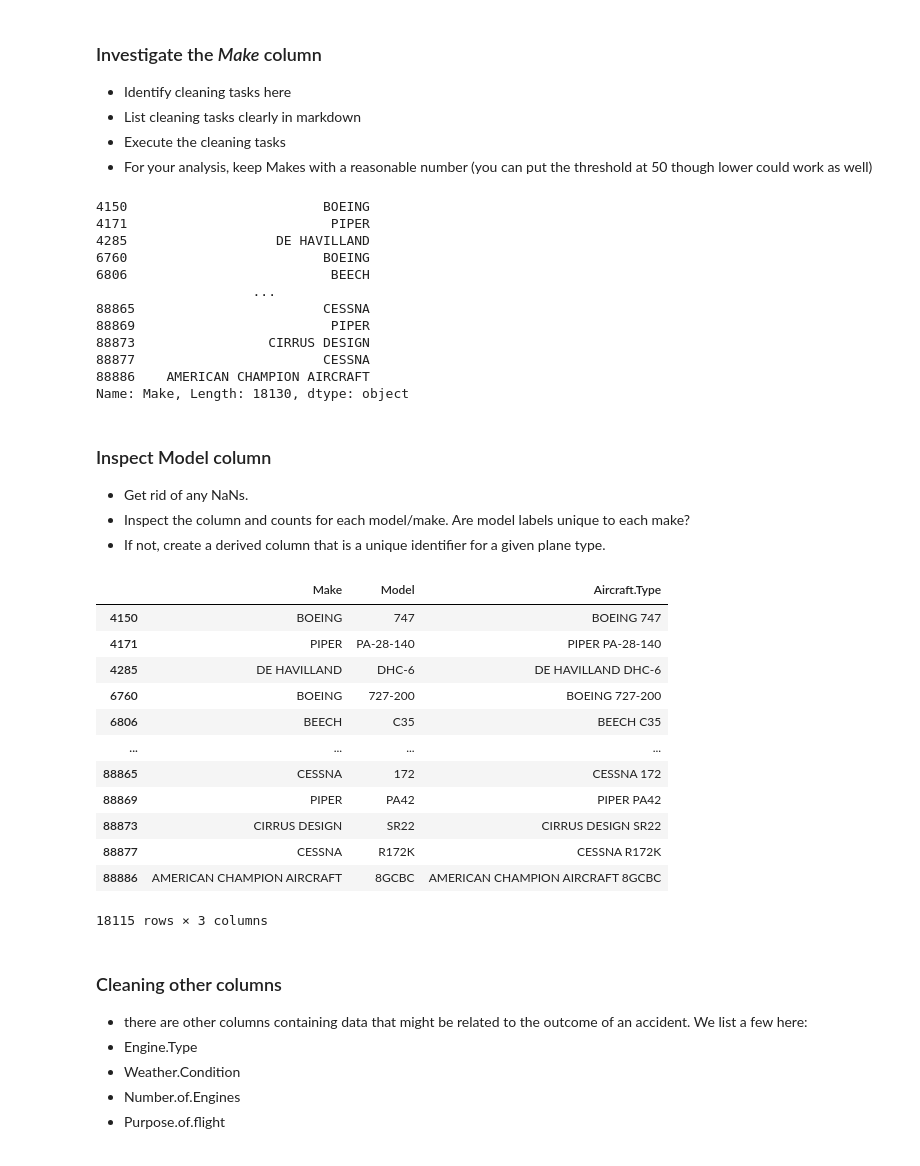
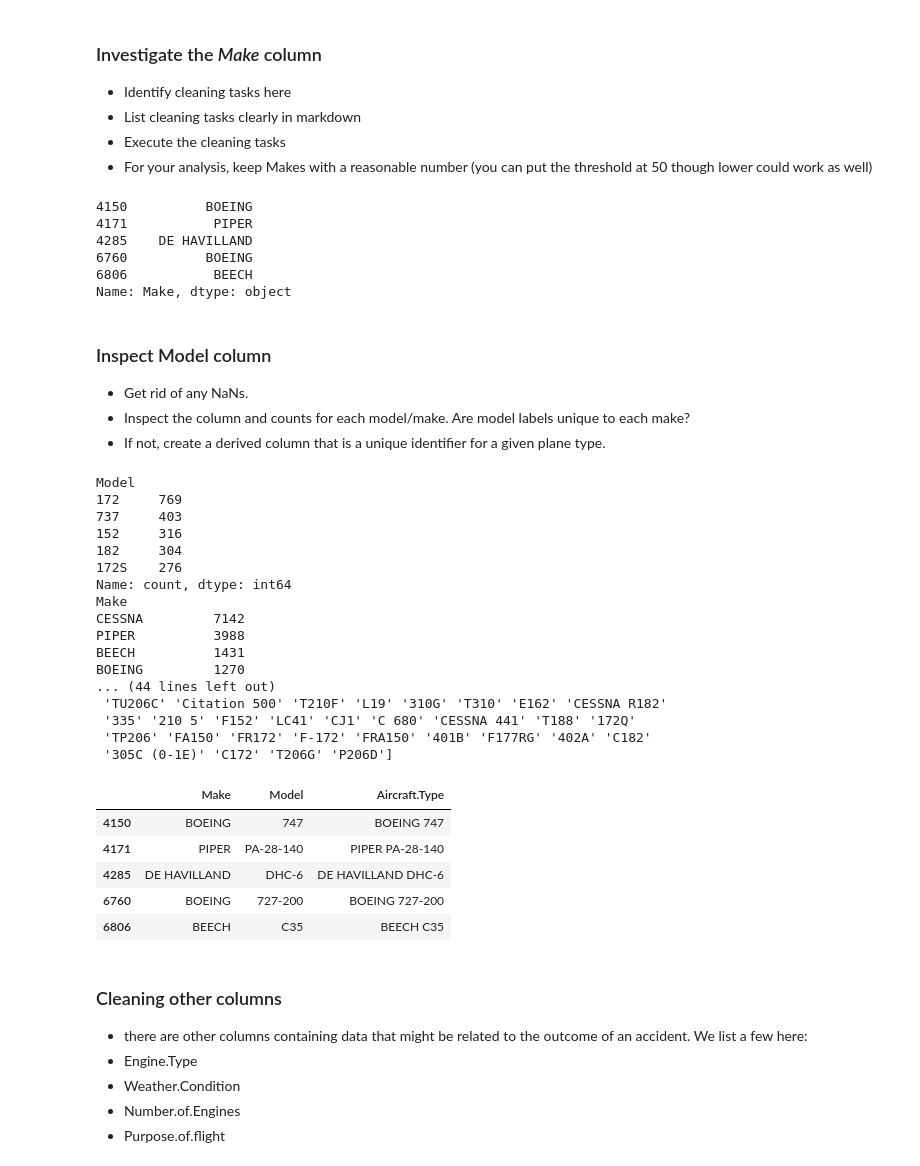
Before and after one commit to adoniscanada/dsc-course0-m8-lab, a Jupyter notebook: Aviation_Accidents_Cleaning.ipynb, the cells around one changed output. Cells and saved outputs as stored; diff of their text form; code cells hidden in the pictures.

```diff
--- a/Aviation_Accidents_Cleaning.ipynb
+++ b/Aviation_Accidents_Cleaning.ipynb
@@ -138,6 +135,9 @@ aviation_df.loc[:, ["Aircraft.damage", "Aircraft.Destroyed"]]
 - Execute the cleaning tasks
 - For your analysis, keep Makes with a reasonable number (you can put the threshold at 50 though lower could work as well)
 # %%
+## Drop NaN Make
+aviation_df = aviation_df.dropna(subset="Make")
+
 ## Make each Make in UPPERCASE
 aviation_df["Make"] = aviation_df["Make"].str.upper()
 
@@ -157,54 +157,54 @@ aviation_df["Make"] = aviation_df["Make"].str.strip()
 make_counts = aviation_df["Make"].value_counts()
 aviation_df = aviation_df[aviation_df["Make"].map(make_counts) >= 50]
 
-aviation_df.loc[:, "Make"]
+aviation_df.loc[:, "Make"].head()
 # %% [output]
-4150                         BOEING
-4171                          PIPER
-4285                   DE HAVILLAND
-6760                         BOEING
-6806                          BEECH
-                    ...
-88865                        CESSNA
-88869                         PIPER
-88873                 CIRRUS DESIGN
-88877                        CESSNA
-88886    AMERICAN CHAMPION AIRCRAFT
-Name: Make, Length: 18130, dtype: object
+4150          BOEING
+4171           PIPER
+4285    DE HAVILLAND
+6760          BOEING
+6806           BEECH
+Name: Make, dtype: object
 # %% [markdown]
 ### Inspect Model column
 - Get rid of any NaNs.
 - Inspect the column and counts for each model/make. Are model labels unique to each make?
 - If not, create a derived column that is a unique identifier for a given plane type.
 # %%
-# for i in aviation_df["Model"].sort_values().unique():
-#     print(i)
-
 aviation_df = aviation_df.dropna(subset='Model')
 
-# print(aviation_df["Model"].value_counts().head())
-# print(aviation_df["Make"].value_counts().head())
+print(aviation_df["Model"].value_counts().head())
+print(aviation_df["Make"].value_counts().head())
+
+# Unique CESSNA Models (Models are NOT unique to each Make)
+print(aviation_df.loc[aviation_df["Make"] == "CESSNA", "Model"].unique())
 
 aviation_df["Aircraft.Type"] = aviation_df["Make"] + ' ' + aviation_df["Model"]
-
-aviation_df.loc[:, ["Make", "Model", "Aircraft.Type"]]
-
-#viation_df.loc[aviation_df["Model"] == aviation_df["Model"].mode()[0], ["Make", "Model"]]
-#aviation_df
+aviation_df.loc[:, ["Make", "Model", "Aircraft.Type"]].head()
 # %% [output]
+Model
+172     769
+737     403
+152     316
+182     304
+172S    276
+Name: count, dtype: int64
+Make
+CESSNA         7142
+PIPER          3988
+BEECH          1431
+BOEING         1270
+... (44 lines left out)
+ 'TU206C' 'Citation 500' 'T210F' 'L19' '310G' 'T310' 'E162' 'CESSNA R182'
+ '335' '210 5' 'F152' 'LC41' 'CJ1' 'C 680' 'CESSNA 441' 'T188' '172Q'
+ 'TP206' 'FA150' 'FR172' 'F-172' 'FRA150' '401B' 'F177RG' '402A' 'C182'
+ '305C (0-1E)' 'C172' 'T206G' 'P206D']
 |  | Make | Model | Aircraft.Type |
 | 4150 | BOEING | 747 | BOEING 747 |
 | 4171 | PIPER | PA-28-140 | PIPER PA-28-140 |
 | 4285 | DE HAVILLAND | DHC-6 | DE HAVILLAND DHC-6 |
 | 6760 | BOEING | 727-200 | BOEING 727-200 |
 | 6806 | BEECH | C35 | BEECH C35 |
-| ... | ... | ... | ... |
-| 88865 | CESSNA | 172 | CESSNA 172 |
-| 88869 | PIPER | PA42 | PIPER PA42 |
-| 88873 | CIRRUS DESIGN | SR22 | CIRRUS DESIGN SR22 |
-| 88877 | CESSNA | R172K | CESSNA R172K |
-| 88886 | AMERICAN CHAMPION AIRCRAFT | 8GCBC | AMERICAN CHAMPION AIRCRAFT 8GCBC |
-18115 rows × 3 columns
 # %% [markdown]
 ### Cleaning other columns
 - there are other columns containing data that might be related to the outcome of an accident. We list a few here:
```
Also changed, not shown: parts of 7 cells of this notebook, 1 other file.
